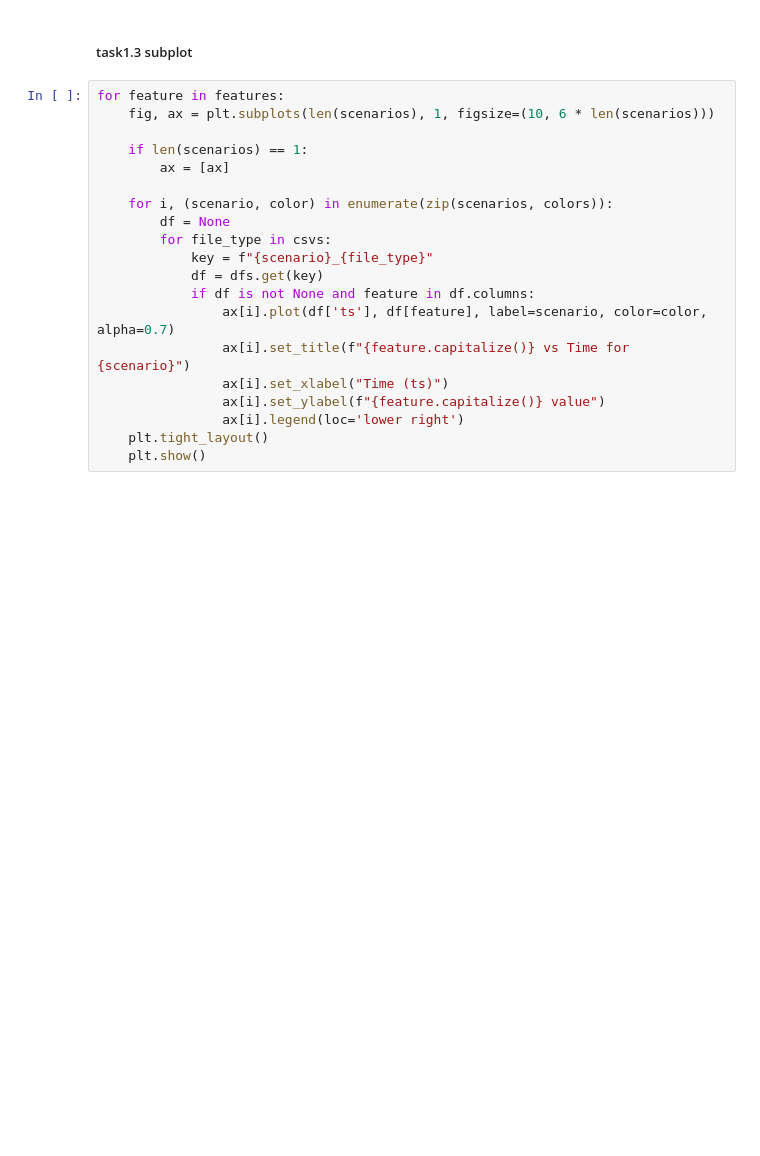
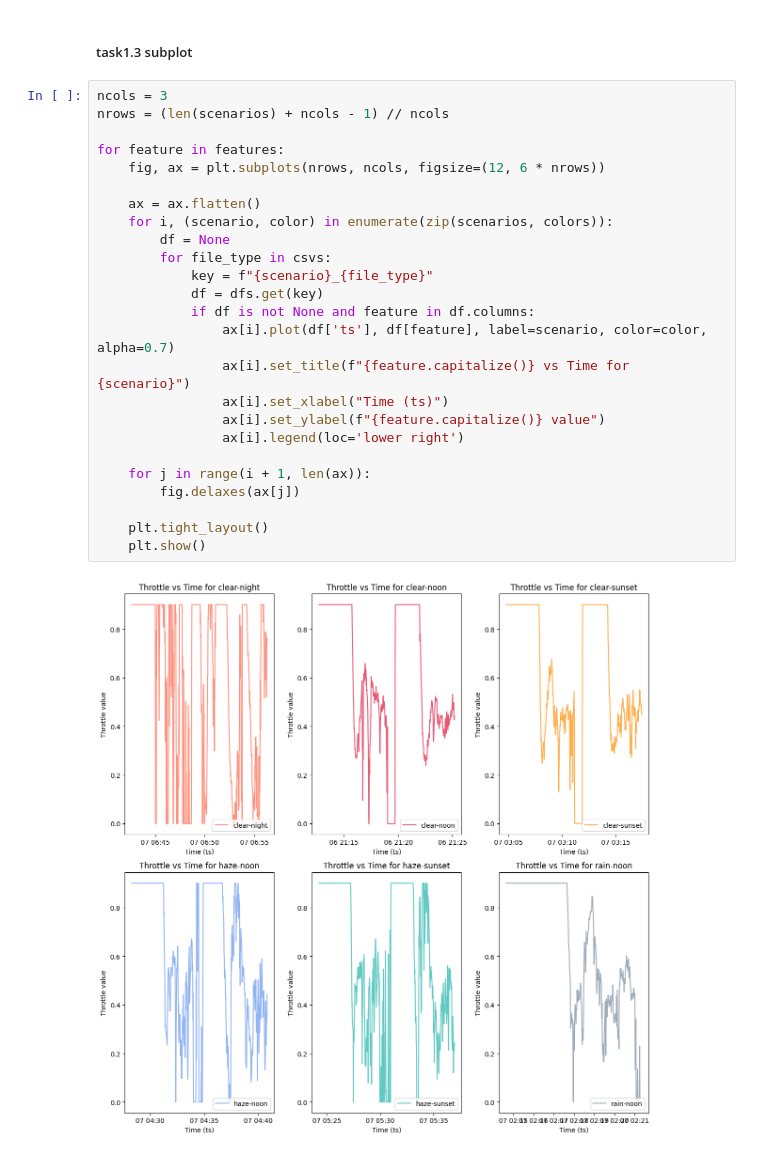
Before and after one commit to CCHST/Mini-Project-1-Safety-Analysis-of-Autonomous-Vehicles, a Jupyter notebook: task1.ipynb, the cells around one changed output. Cells and saved outputs as stored; diff of their text form; blank space fills up the shorter version.

```diff
--- a/task1.ipynb
+++ b/task1.ipynb
@@ -138,22 +235,29 @@ for feature in features:
 # %% [markdown]
 ##### task1.3 subplot
 # %%
+ncols = 3
+nrows = (len(scenarios) + ncols - 1) // ncols
+
 for feature in features:
-    fig, ax = plt.subplots(len(scenarios), 1, figsize=(10, 6 * len(scenarios)))
+    fig, ax = plt.subplots(nrows, ncols, figsize=(12, 6 * nrows))
 
-    if len(scenarios) == 1:
-        ax = [ax]
-
+    ax = ax.flatten()
     for i, (scenario, color) in enumerate(zip(scenarios, colors)):
         df = None
         for file_type in csvs:
             key = f"{scenario}_{file_type}"
             df = dfs.get(key)
             if df is not None and feature in df.columns:
                 ax[i].plot(df['ts'], df[feature], label=scenario, color=color, alpha=0.7)
                 ax[i].set_title(f"{feature.capitalize()} vs Time for {scenario}")
                 ax[i].set_xlabel("Time (ts)")
                 ax[i].set_ylabel(f"{feature.capitalize()} value")
                 ax[i].legend(loc='lower right')
+
+    for j in range(i + 1, len(ax)):
+        fig.delaxes(ax[j])
+
     plt.tight_layout()
     plt.show()
+# %% [output]
+[figure, added]
```
Also changed, not shown: parts of 12 cells of this notebook.
